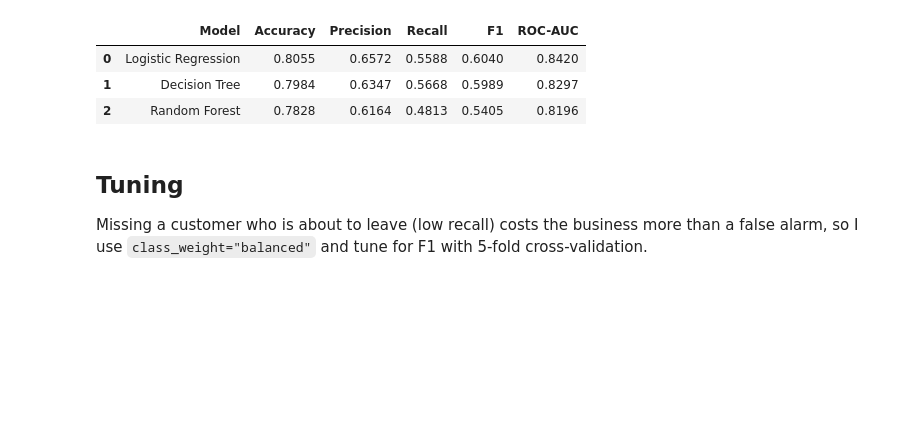
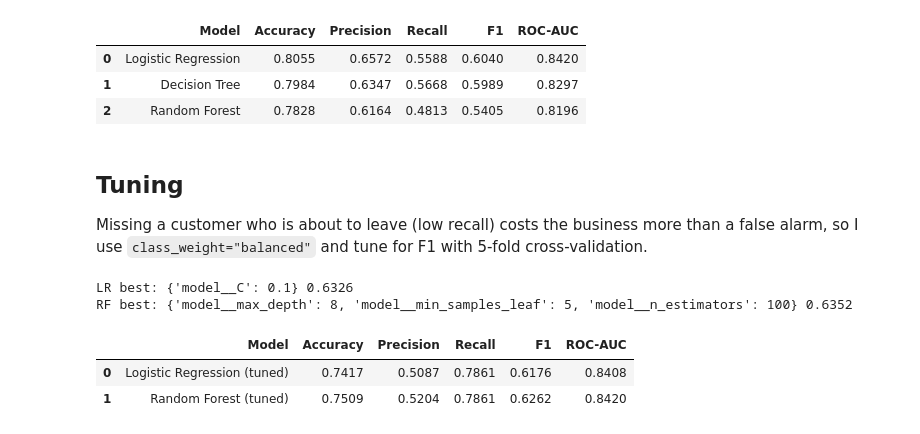
Before and after one commit to Bhaskar-Mehta/AI-ML-Internship, a Jupyter notebook: Week12_Capstone_CustomerChurnPrediction/capstone.ipynb, the cells around one changed output. Saved outputs shown, nothing was run; the diff lists cells and outputs as text; code cells hidden in the pictures; blank space fills up the shorter version.

```diff
--- a/Week12_Capstone_CustomerChurnPrediction/capstone.ipynb
+++ b/Week12_Capstone_CustomerChurnPrediction/capstone.ipynb
@@ -157,3 +157,46 @@ baseline
 # %% [markdown]
 ## Tuning
 Missing a customer who is about to leave (low recall) costs the business more than a false alarm, so I use `class_weight="balanced"` and tune for F1 with 5-fold cross-validation.
+# %%
+from sklearn.model_selection import GridSearchCV
+
+lr_search = GridSearchCV(
+    Pipeline([("prep", preprocess),
+              ("model", LogisticRegression(max_iter=1000, class_weight="balanced"))]),
+    {"model__C": [0.01, 0.1, 1, 10]},
+    cv=5, scoring="f1", n_jobs=-1
+).fit(X_train, y_train)
+
+rf_search = GridSearchCV(
+    Pipeline([("prep", preprocess),
+              ("model", RandomForestClassifier(random_state=42, class_weight="balanced"))]),
+    {"model__n_estimators": [100, 300],
+     "model__max_depth": [5, 8, None],
+     "model__min_samples_leaf": [1, 5]},
+    cv=5, scoring="f1", n_jobs=-1
+).fit(X_train, y_train)
+
+print("LR best:", lr_search.best_params_, round(lr_search.best_score_, 4))
+print("RF best:", rf_search.best_params_, round(rf_search.best_score_, 4))
+# %% [output]
+LR best: {'model__C': 0.1} 0.6326
+RF best: {'model__max_depth': 8, 'model__min_samples_leaf': 5, 'model__n_estimators': 100} 0.6352
+# %%
+best_lr, best_rf = lr_search.best_estimator_, rf_search.best_estimator_
+
+rows = []
+for name, m in [("Logistic Regression (tuned)", best_lr), ("Random Forest (tuned)", best_rf)]:
+    pred = m.predict(X_test)
+    prob = m.predict_proba(X_test)[:, 1]
+    rows.append({"Model": name,
+                 "Accuracy": accuracy_score(y_test, pred),
+                 "Precision": precision_score(y_test, pred),
+                 "Recall": recall_score(y_test, pred),
+                 "F1": f1_score(y_test, pred),
+                 "ROC-AUC": roc_auc_score(y_test, prob)})
+tuned = pd.DataFrame(rows).round(4)
+tuned
+# %% [output]
+|  | Model | Accuracy | Precision | Recall | F1 | ROC-AUC |
+| 0 | Logistic Regression (tuned) | 0.7417 | 0.5087 | 0.7861 | 0.6176 | 0.8408 |
+| 1 | Random Forest (tuned) | 0.7509 | 0.5204 | 0.7861 | 0.6262 | 0.8420 |
```
